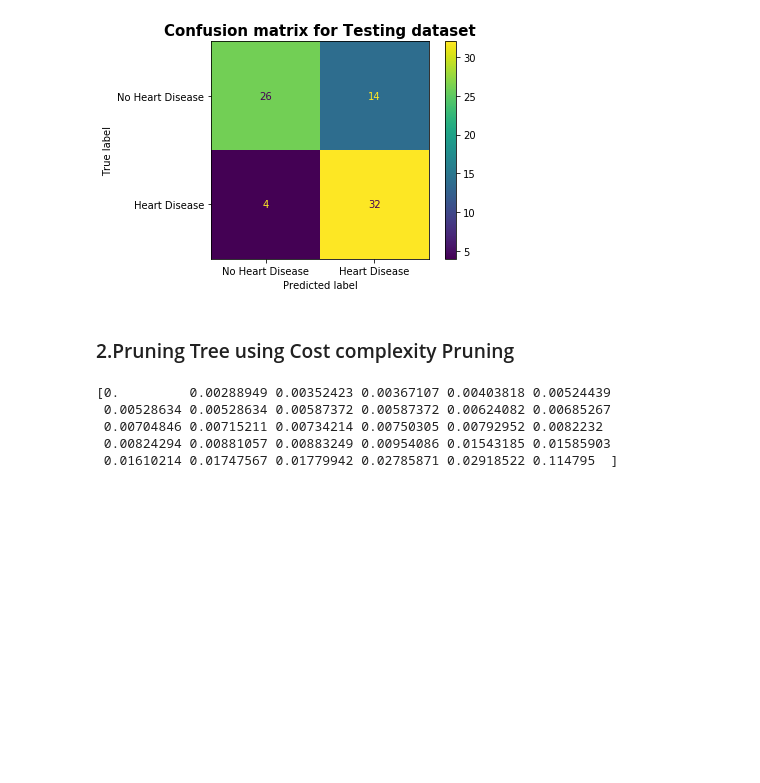
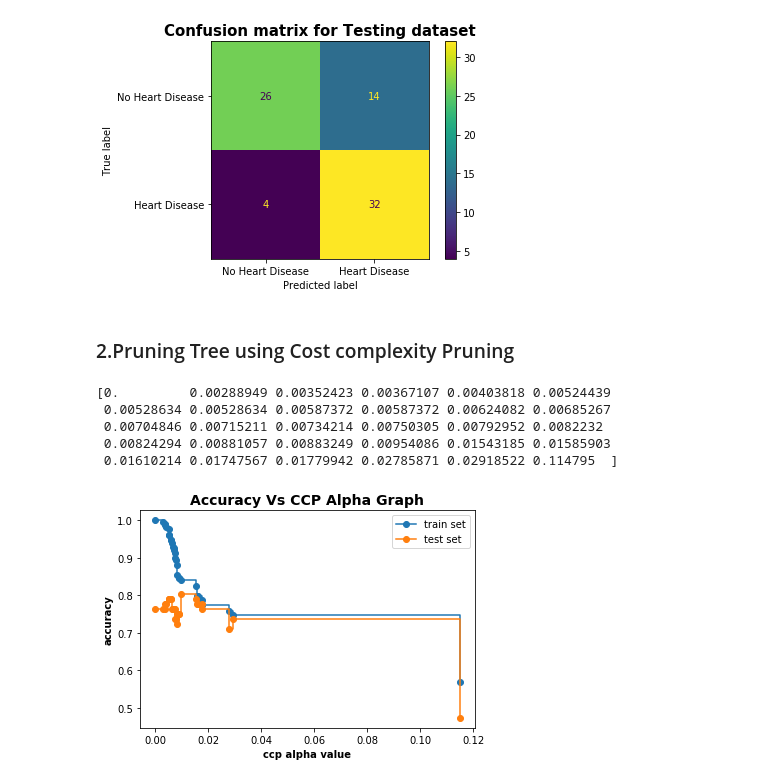
Before and after one commit to vishalbansal-1650/Decision-Tree-Implementation, a Jupyter notebook: pruning/Decision Tree pruning.ipynb, the cells around one changed output. Saved outputs shown, nothing was run; the diff lists cells and outputs as text; code cells hidden in the pictures; blank space fills up the shorter version.

Commit message:
Cost complexity pruning and build pruned tree

```diff
--- a/pruning/Decision Tree pruning.ipynb
+++ b/pruning/Decision Tree pruning.ipynb
@@ -208,3 +208,26 @@ print(ccp_alphas)
  0.00704846 0.00715211 0.00734214 0.00750305 0.00792952 0.0082232
  0.00824294 0.00881057 0.00883249 0.00954086 0.01543185 0.01585903
  0.01610214 0.01747567 0.01779942 0.02785871 0.02918522 0.114795  ]
+# %%
+### building tree for each ccp_alpha value
+
+tree_list = []
+
+for alpha in ccp_alphas:
+    tree = DecisionTreeClassifier(random_state=100,ccp_alpha=alpha)
+    tree.fit(x_train,y_train)
+    tree_list.append(tree)
+# %%
+training_score = [tree.score(x_train,y_train) for tree in tree_list]
+testing_score = [tree.score(x_test,y_test) for tree in tree_list]
+
+fig,ax = plt.subplots()
+ax.set_xlabel("ccp alpha value",fontweight='bold')
+ax.set_ylabel("accuracy",fontweight='bold')
+ax.set_title("Accuracy Vs CCP Alpha Graph",fontsize=14,fontweight='bold')
+ax.plot(ccp_alphas,training_score,label='train set',marker='o',drawstyle='steps-post')
+ax.plot(ccp_alphas,testing_score,label='test set',marker='o',drawstyle='steps-post')
+ax.legend()
+plt.show()
+# %% [output]
+[figure, added]
```
Also changed, not shown: parts of 15 cells of this notebook.
